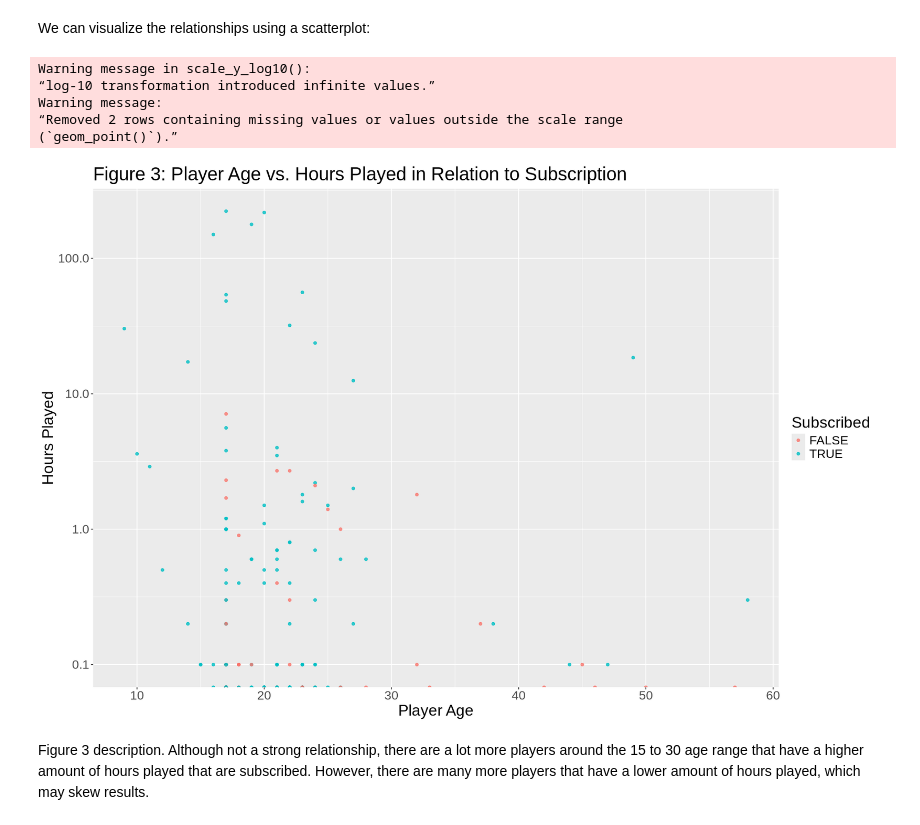
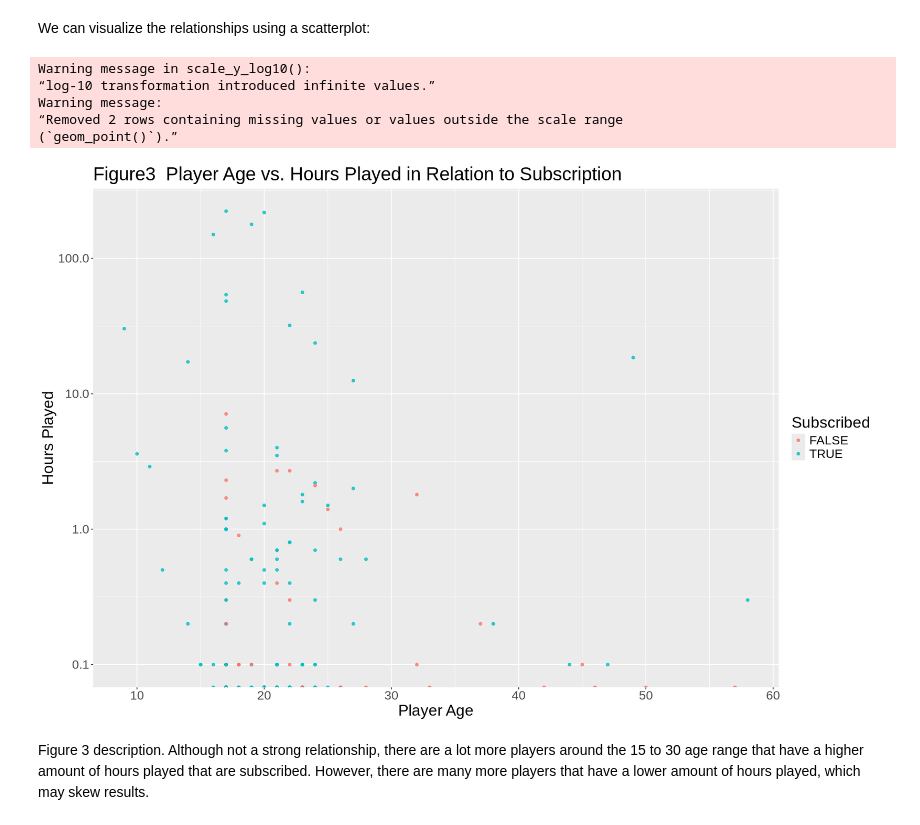
Before and after one commit to yunan-Deng/data_science_100_group33, a Jupyter notebook: Final Project Report.ipynb, the cells around one changed output. Saved outputs shown, nothing was run; the diff lists cells and outputs as text; code cells hidden in the pictures.

```diff
--- a/Final Project Report.ipynb
+++ b/Final Project Report.ipynb
@@ -163,18 +145,18 @@ We can visualize the relationships using a scatterplot:
 # %%
 players_relationship <- players_clean |>
     ggplot(aes(x = Age, y = played_hours, colour = subscribe)) +
     geom_point(alpha = 0.8) +
     scale_y_log10() +
-    labs(title = "Figure 3: Player Age vs. Hours Played in Relation to Subscription", x = "Player Age", y = "Hours Played", colour = "Subscribed") +
+    labs(title = "Figure3  Player Age vs. Hours Played in Relation to Subscription", x = "Player Age", y = "Hours Played", colour = "Subscribed") +
     theme(text = element_text(size = 20))
 players_relationship
 # %% [output]
 Warning message in scale_y_log10():
 “log-10 transformation introduced infinite values.”
 Warning message:
 “Removed 2 rows containing missing values or values outside the scale range
 (`geom_point()`).”
-[figure, old version]
+[figure, new version]
 # %% [markdown]
 Figure 3 description. Although not a strong relationship, there are a lot more players around the 15 to 30 age range that have a higher amount of hours played that are subscribed. However, there are many more players that have a lower amount of hours played, which may skew results.
 # %% [markdown]
```
Also changed, not shown: parts of 5 cells of this notebook.
